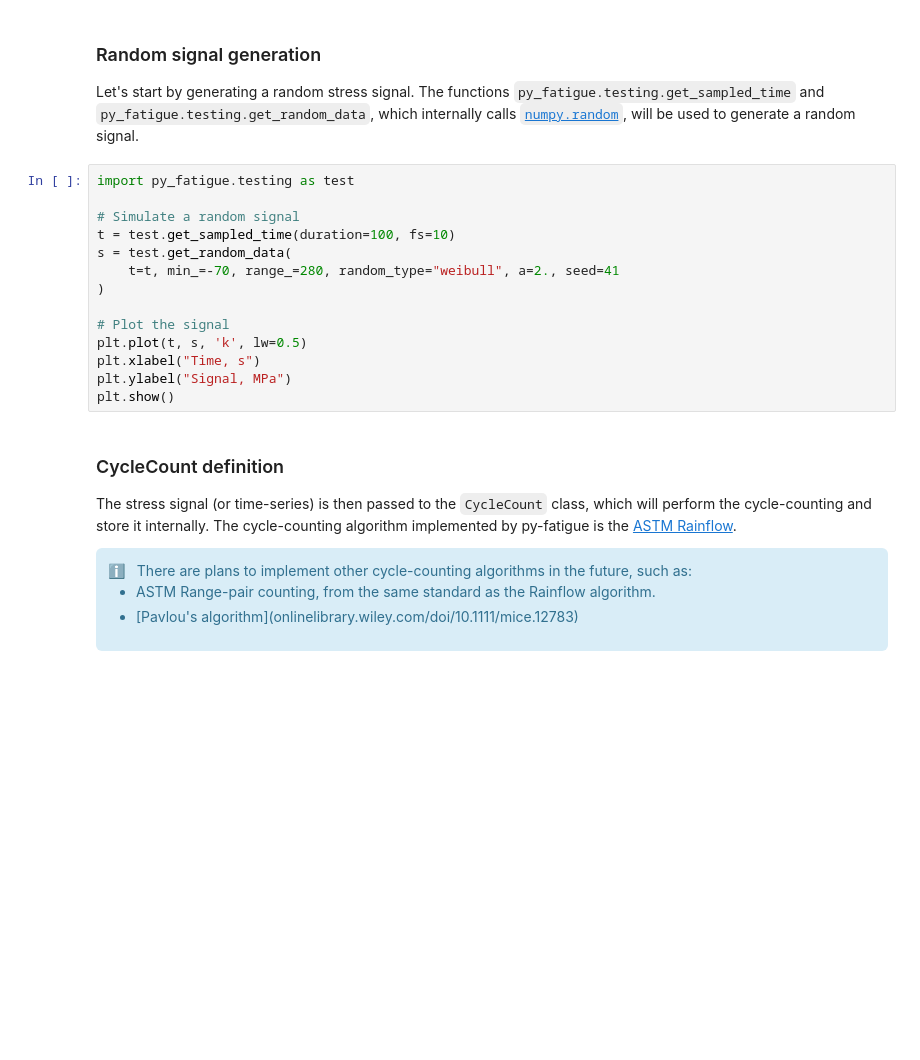
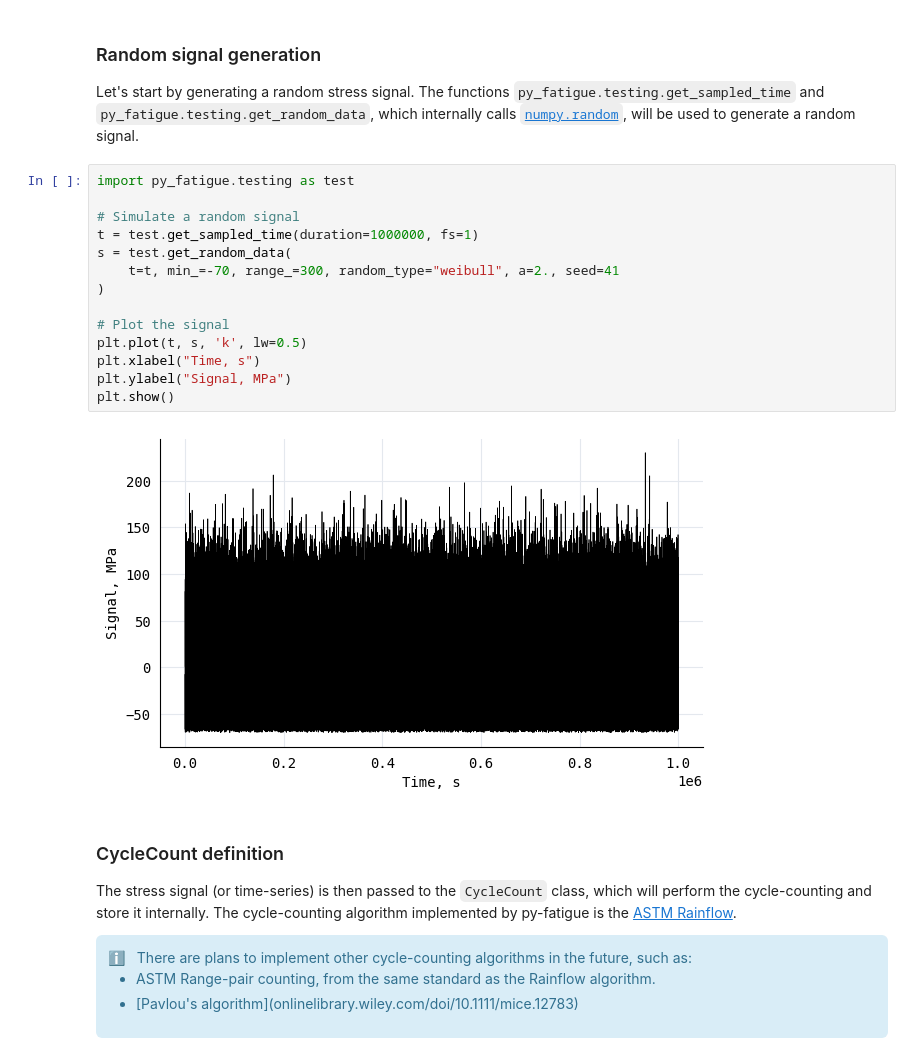
Before and after one commit to OWI-Lab/py-fatigue-tutorials, a Jupyter notebook: notebooks/0.1.0 - PD.Documentation.Noob.ipynb, the cells around one changed output. Saved outputs shown, nothing was run; the diff lists cells and outputs as text; blank space fills up the shorter version.

```diff
--- a/notebooks/0.1.0 - PD.Documentation.Noob.ipynb
+++ b/notebooks/0.1.0 - PD.Documentation.Noob.ipynb
@@ -129,17 +130,19 @@ will be used to generate a random signal.
 # %%
 import py_fatigue.testing as test
 
 # Simulate a random signal
-t = test.get_sampled_time(duration=100, fs=10)
+t = test.get_sampled_time(duration=1000000, fs=1)
 s = test.get_random_data(
-    t=t, min_=-70, range_=280, random_type="weibull", a=2., seed=41
+    t=t, min_=-70, range_=300, random_type="weibull", a=2., seed=41
 )
 
 # Plot the signal
 plt.plot(t, s, 'k', lw=0.5)
 plt.xlabel("Time, s")
 plt.ylabel("Signal, MPa")
 plt.show()
+# %% [output]
+[figure, added]
 # %% [markdown]
 ### CycleCount definition
 
```
Also changed, not shown: parts of 32 cells of this notebook, 1 other file.
